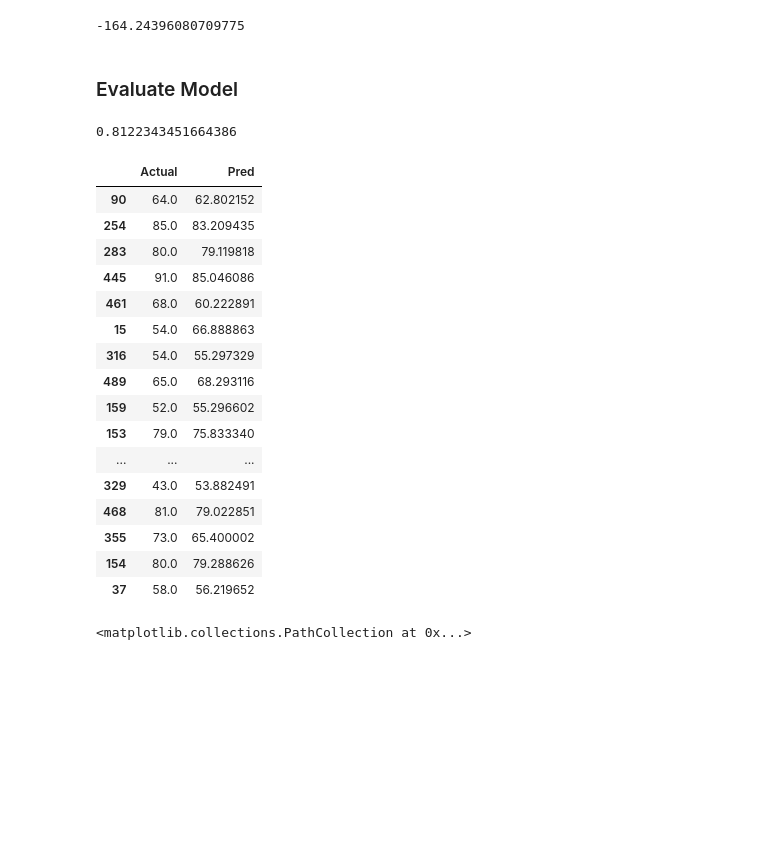
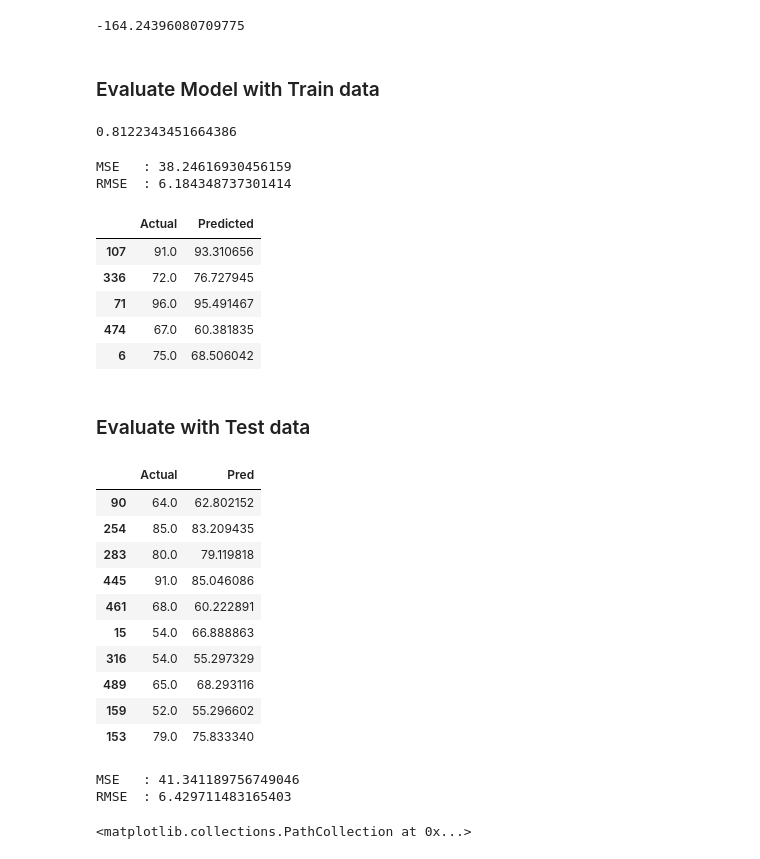
Before and after one commit to srikanthpragada/DS_18_MAY_2020, a Jupyter notebook: admission/admission.ipynb, the cells around one changed output. Drawn from its saved outputs; the diff is of its cells as text; code cells hidden in the pictures; blank space fills up the shorter version.

```diff
--- a/admission/admission.ipynb
+++ b/admission/admission.ipynb
@@ -247,7 +247,7 @@ lr_model.intercept_
 # %% [output]
 -164.24396080709775
 # %% [markdown]
-### Evaluate Model
+### Evaluate Model with Train data
 # %%
 lr_model.score(X_train,y_train)   # R2 Score
 # %% [output]
@@ -255,28 +259,48 @@ lr_model.score(X_train,y_train)   # R2 Score
+# %%
+mse = mean_squared_error(y_train,y_pred)
+print("MSE   :" ,mse )
+print("RMSE  :" ,np.sqrt(mse))
+# %% [output]
+MSE   : 38.24616930456159
+RMSE  : 6.184348737301414
+# %%
+result = pd.DataFrame( {"Actual" : y_train, "Predicted" : y_pred})
+result.head()
+# %% [output]
+|  | Actual | Predicted |
+| 107 | 91.0 | 93.310656 |
+| 336 | 72.0 | 76.727945 |
+| 71 | 96.0 | 95.491467 |
+| 474 | 67.0 | 60.381835 |
+| 6 | 75.0 | 68.506042 |
+# %% [markdown]
+### Evaluate with Test data
 # %%
 ## Evaluate Model using test data
 y_pred = lr_model.predict(X_test)
 # %%
 res = pd.DataFrame({'Actual' : y_test, 'Pred' : y_pred})
 # %%
-res.head(20)
+res.head(10)
 # %% [output]
 |  | Actual | Pred |
 | 90 | 64.0 | 62.802152 |
 | 254 | 85.0 | 83.209435 |
 | 283 | 80.0 | 79.119818 |
 | 445 | 91.0 | 85.046086 |
 | 461 | 68.0 | 60.222891 |
 | 15 | 54.0 | 66.888863 |
 | 316 | 54.0 | 55.297329 |
 | 489 | 65.0 | 68.293116 |
 | 159 | 52.0 | 55.296602 |
 | 153 | 79.0 | 75.833340 |
-| ... | ... | ... |
-| 329 | 43.0 | 53.882491 |
-| 468 | 81.0 | 79.022851 |
-| 355 | 73.0 | 65.400002 |
-| 154 | 80.0 | 79.288626 |
-| 37 | 58.0 | 56.219652 |
+# %%
+mse = mean_squared_error(y_test,y_pred)
+print("MSE   :" ,mse )
+print("RMSE  :" ,np.sqrt(mse))
+# %% [output]
+MSE   : 41.341189756749046
+RMSE  : 6.429711483165403
 # %%
 plt.scatter(res.index, res['Actual'], color='green')
 plt.scatter(res.index, res['Pred'], color='red')
```
Also changed, not shown: parts of 3 cells of this notebook, 1 other file.
